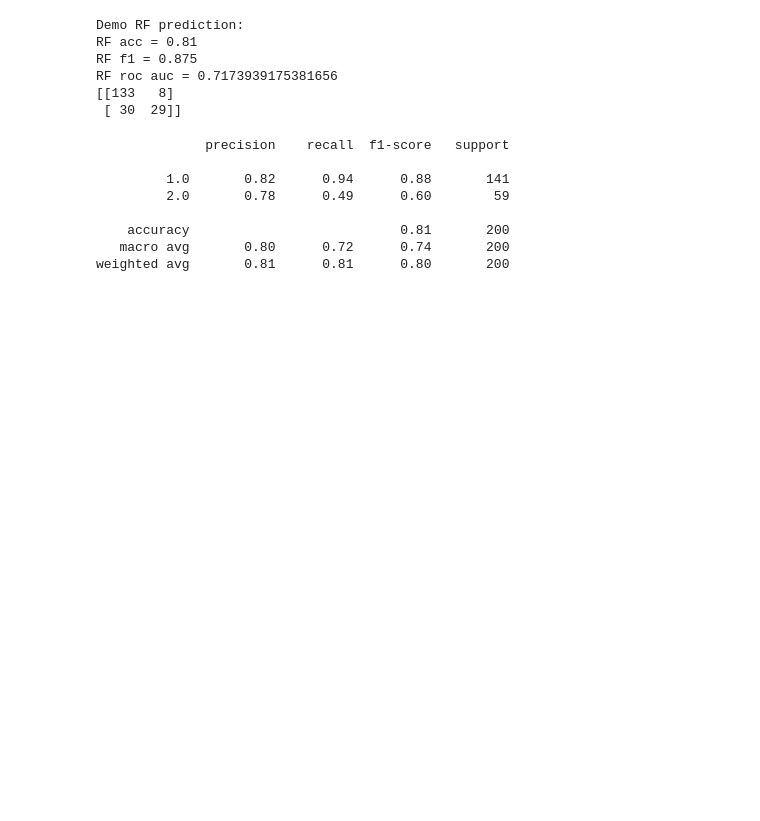
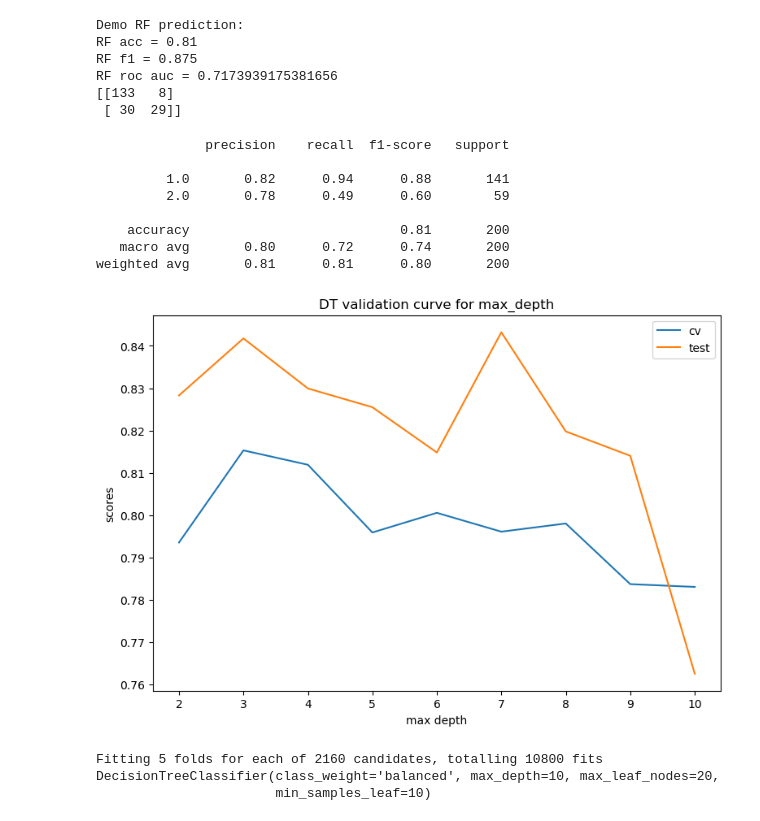
Before and after one commit to Dangmotm/FMLAB_AI, a Jupyter notebook: Exercise/Ex5/decision_tree_random_forest.ipynb, the cells around one changed output. Cells and saved outputs as stored; diff of their text form; code cells hidden in the pictures; blank space fills up the shorter version.

```diff
--- a/Exercise/Ex5/decision_tree_random_forest.ipynb
+++ b/Exercise/Ex5/decision_tree_random_forest.ipynb
@@ -128,0 +153,39 @@ def evaluate(model):
+# %%
+cv_accuracy = []
+test_accuracy = []
+
+max_depth_values = np.arange(2, 11)
+
+for k in max_depth_values:
+    DT = DecisionTreeClassifier(random_state = seed, max_depth = k)
+    cv_score = cross_val_score(estimator = DT, X = X_train, y = y_train, cv = 5, scoring = 'f1')
+    cv_accuracy.append(cv_score.mean())
+
+    DT.fit(X_train, y_train)
+    y_pred = DT.predict(X_test)
+    test_accuracy.append(f1_score(y_pred, y_test))
+
+plt.figure(figsize = (9, 6))
+plt.plot(max_depth_values, cv_accuracy, label = 'cv')
+plt.plot(max_depth_values, test_accuracy, label = 'test')
+plt.title('DT validation curve for max_depth')
+plt.xlabel('max depth')
+plt.ylabel('scores')
+plt.legend()
+plt.show()
+# %% [output]
+[figure, added]
+# %%
+dict_param = {
+    'max_depth': [2, 3, 4, 5, 7, 10, 13, 15, 17, 25],
+    'min_samples_split': [2, 3, 5],
+    'min_samples_leaf': [5, 10, 20, 50, 100, 200],
+    'max_leaf_nodes': [None, 5, 10, 20, 50, 100],
+    'criterion': ["gini", "entropy"],
+    'class_weight': ["balanced"],
+}
+tree_best = grid_search('decision-tree', n_jobs = -1, dict_param = dict_param)
+# %% [output]
+Fitting 5 folds for each of 2160 candidates, totalling 10800 fits
+DecisionTreeClassifier(class_weight='balanced', max_depth=10, max_leaf_nodes=20,
+                       min_samples_leaf=10)
```
Also changed, not shown: parts of 18 cells of this notebook, 2 other files.
